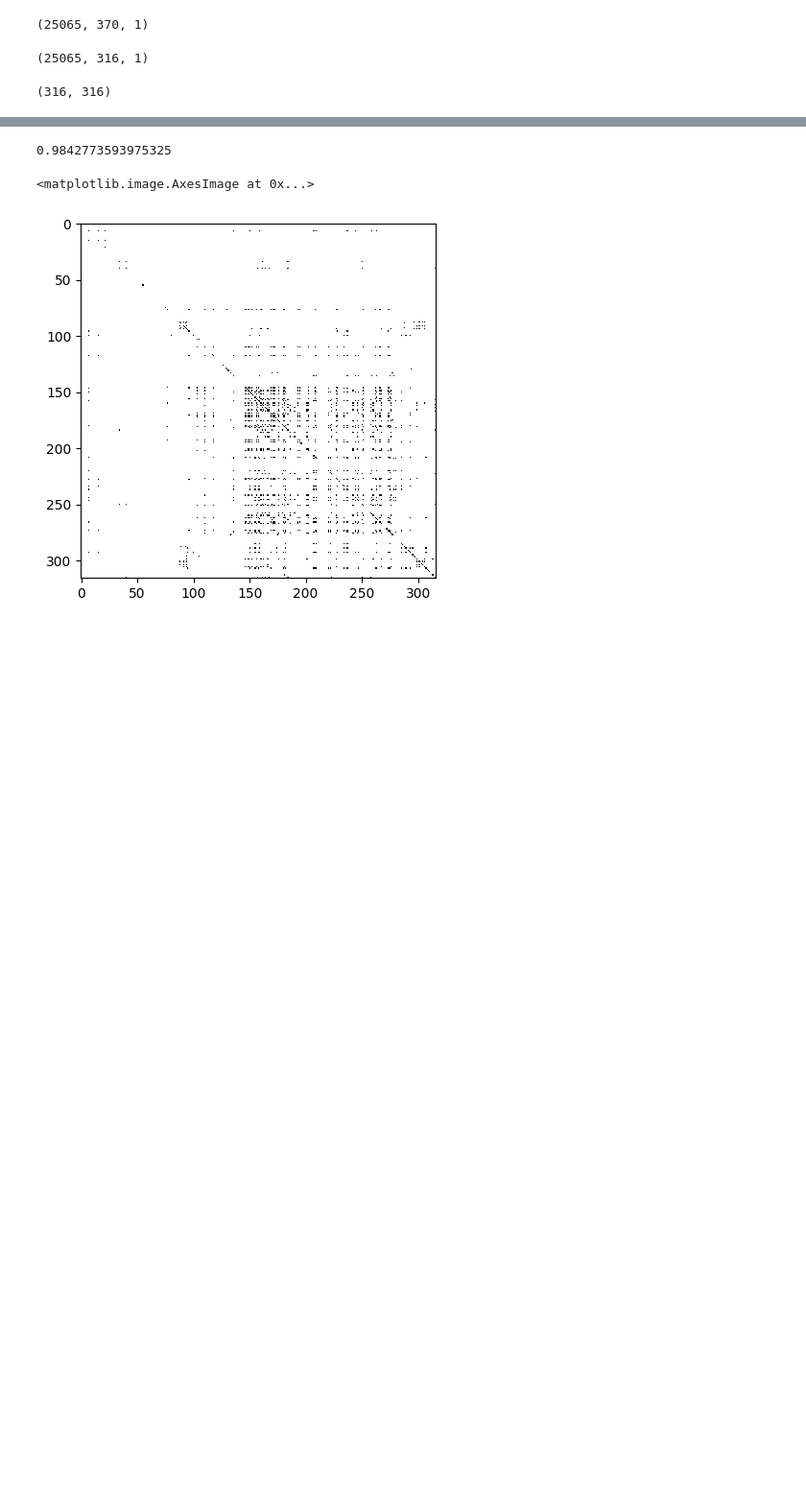
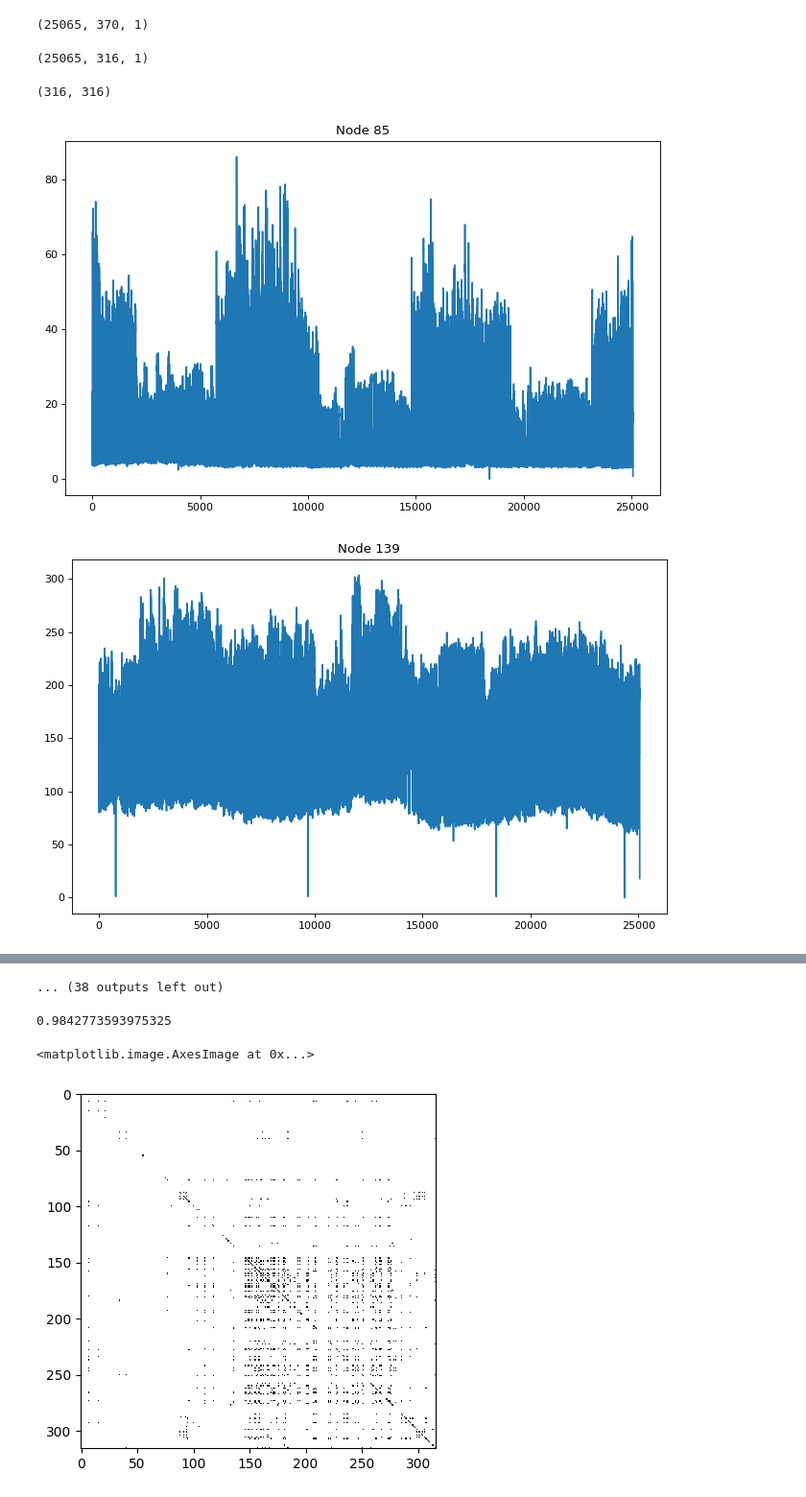
Before and after one commit to MatyaAydin/SemesterProject, a Jupyter notebook: src/preprocessing/elec_data.ipynb, the cells around one changed output, grey strips where cells are left out. Shown at 96% size. Saved outputs shown, nothing was run; the diff lists cells and outputs as text; code cells hidden in the pictures; blank space fills up the shorter version.

```diff
--- a/src/preprocessing/elec_data.ipynb
+++ b/src/preprocessing/elec_data.ipynb
@@ -92,14 +72,15 @@ def has_zero_subarray(arr, min_length, eps=1e-9):
 
     return max_zeros >= min_length
 
+# first cutoff after visual inspection
+all_val_nz = all_val[10000:, :, :]
 
-all_val_nz = all_val[10000:, :, :]
 print(all_val_nz.shape)
 node_idx_to_keep = []
 
 for node_idx in range(all_val_nz.shape[1]):
     values = all_val_nz[:, node_idx, 0]
-    if not has_zero_subarray(values, 75, 1e-2):
+    if not has_zero_subarray(values, 72, np.mean(values) * 0.001):
         node_idx_to_keep.append(node_idx)
 
 
@@ -117,15 +98,18 @@ adj.shape
 (316, 316)
 # %%
 
-PLOT = False
+PLOT = True
 
 rand_idx = np.random.randint(0, all_val_nz.shape[1], 50)
 
 
 if PLOT:
 
-    for node_idx in range(all_val_nz.shape[1]):
+    for node_idx in rand_idx: #all_val_nz.shape[1]
         figure(figsize=(10,  6), dpi=80)
         plt.plot(all_val_nz[:, node_idx, 0])
         plt.title(f"Node {node_idx}")
         plt.show()
+# %% [output]
+[figure, added]
+[figure, added]
@@ -132,3 +126,4 @@ if PLOT:
+... (38 outputs left out)
 # %%
 DATA_PATH = '../diffstg/data/dataset/electricity_benchmark/'
 
```
Also changed, not shown: parts of 5 cells of this notebook, 4 other files.
